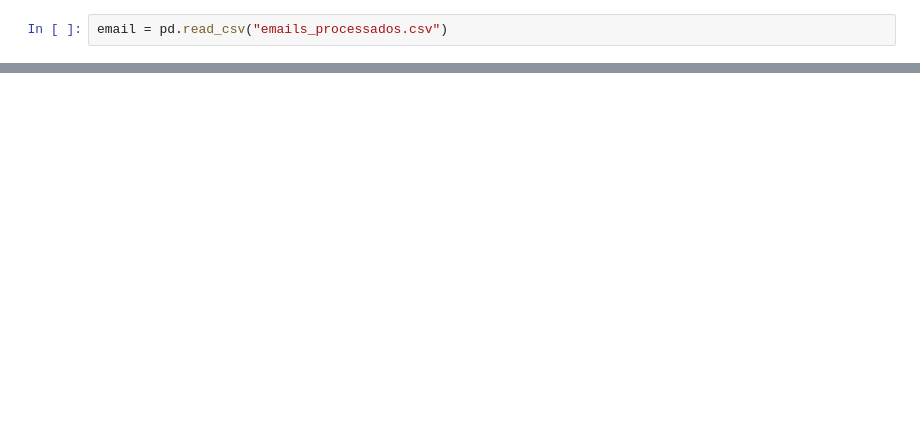
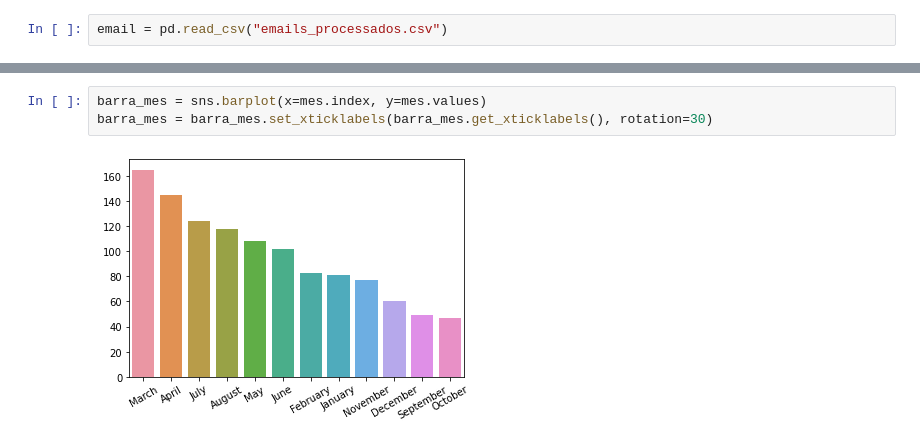
Before and after one commit to ViniciusMedeiros96/Statistic, a Jupyter notebook: Projeto/Projeto 2/Projeto_II.ipynb, the cells around one changed output, grey strips where cells are left out. Cells and saved outputs as stored; diff of their text form; blank space fills up the shorter version.

```diff
--- a/Projeto/Projeto 2/Projeto_II.ipynb
+++ b/Projeto/Projeto 2/Projeto_II.ipynb
@@ -21,0 +37,5 @@ email
+# %%
+barra_mes = sns.barplot(x=mes.index, y=mes.values)
+barra_mes = barra_mes.set_xticklabels(barra_mes.get_xticklabels(), rotation=30)
+# %% [output]
+[figure, added]
```
Also changed, not shown: parts of 17 cells of this notebook, 9 other files.
